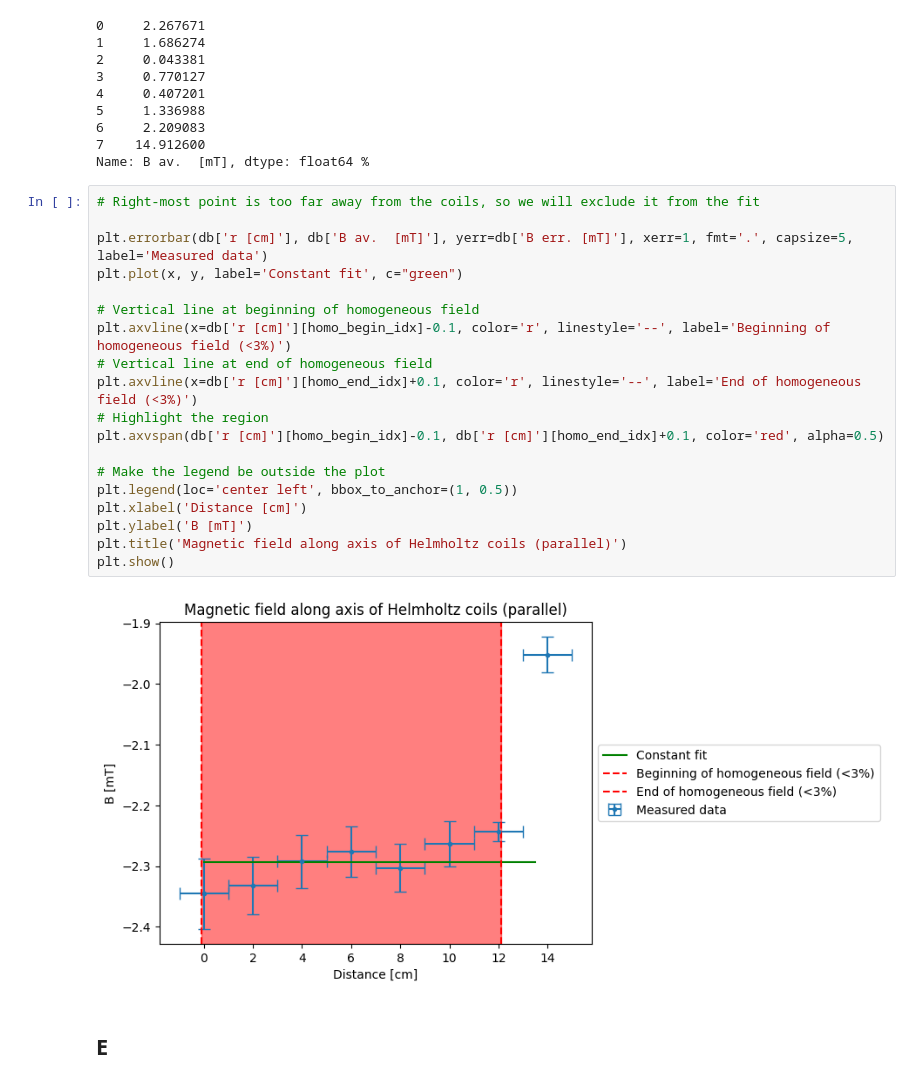
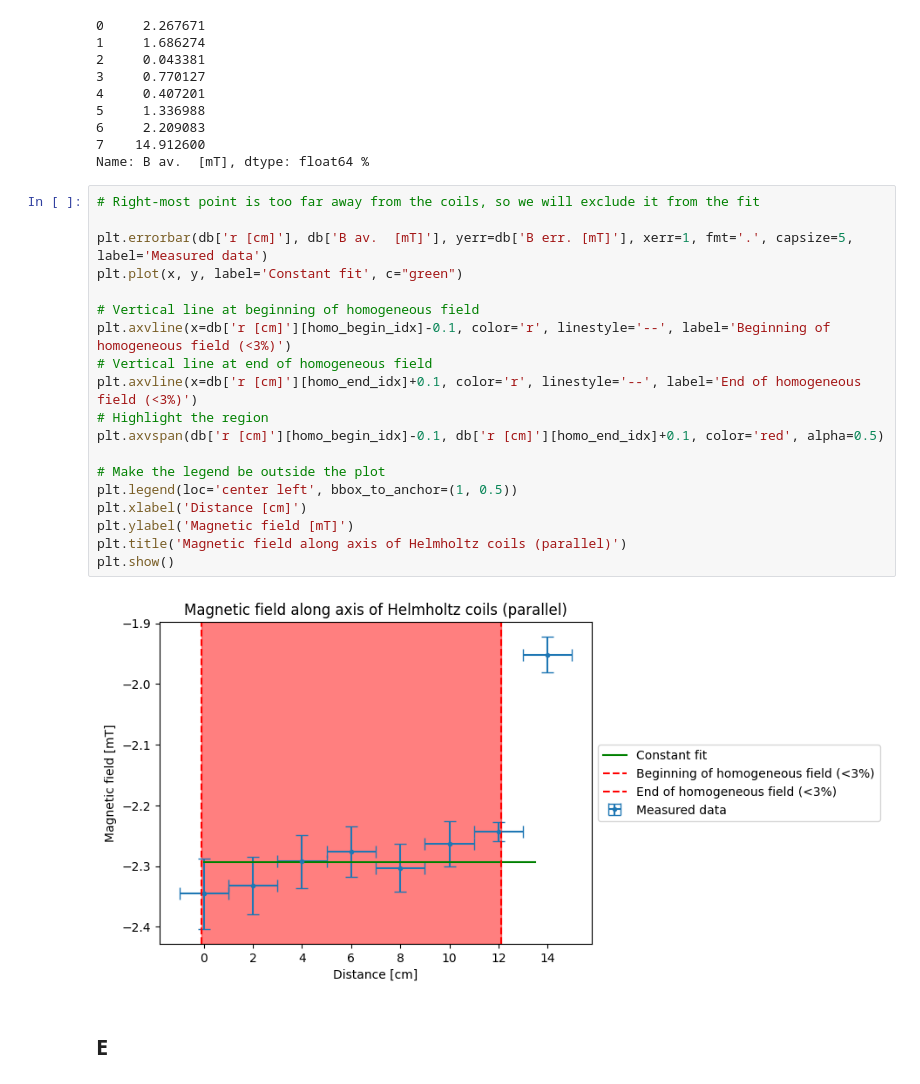
Before and after one commit to MartinOpat/E-M-Exp1, a Jupyter notebook: Experiment2/exp2.ipynb, the cells around one changed output. Saved outputs shown, nothing was run; the diff lists cells and outputs as text.

```diff
--- a/Experiment2/exp2.ipynb
+++ b/Experiment2/exp2.ipynb
@@ -242,24 +242,24 @@ Name: B av.  [mT], dtype: float64 %
 # %%
 # Right-most point is too far away from the coils, so we will exclude it from the fit
 
 plt.errorbar(db['r [cm]'], db['B av.  [mT]'], yerr=db['B err. [mT]'], xerr=1, fmt='.', capsize=5, label='Measured data')
 plt.plot(x, y, label='Constant fit', c="green")
 
 # Vertical line at beginning of homogeneous field
 plt.axvline(x=db['r [cm]'][homo_begin_idx]-0.1, color='r', linestyle='--', label='Beginning of homogeneous field (<3%)')
 # Vertical line at end of homogeneous field
 plt.axvline(x=db['r [cm]'][homo_end_idx]+0.1, color='r', linestyle='--', label='End of homogeneous field (<3%)')
 # Highlight the region
 plt.axvspan(db['r [cm]'][homo_begin_idx]-0.1, db['r [cm]'][homo_end_idx]+0.1, color='red', alpha=0.5)
 
 # Make the legend be outside the plot
 plt.legend(loc='center left', bbox_to_anchor=(1, 0.5))
 plt.xlabel('Distance [cm]')
-plt.ylabel('B [mT]')
+plt.ylabel('Magnetic field [mT]')
 plt.title('Magnetic field along axis of Helmholtz coils (parallel)')
 plt.show()
 # %% [output]
-[figure, old version]
+[figure, new version]
 # %% [markdown]
 ## E
 # %%
```
Also changed, not shown: parts of 1 cell of this notebook, 8 other files.
